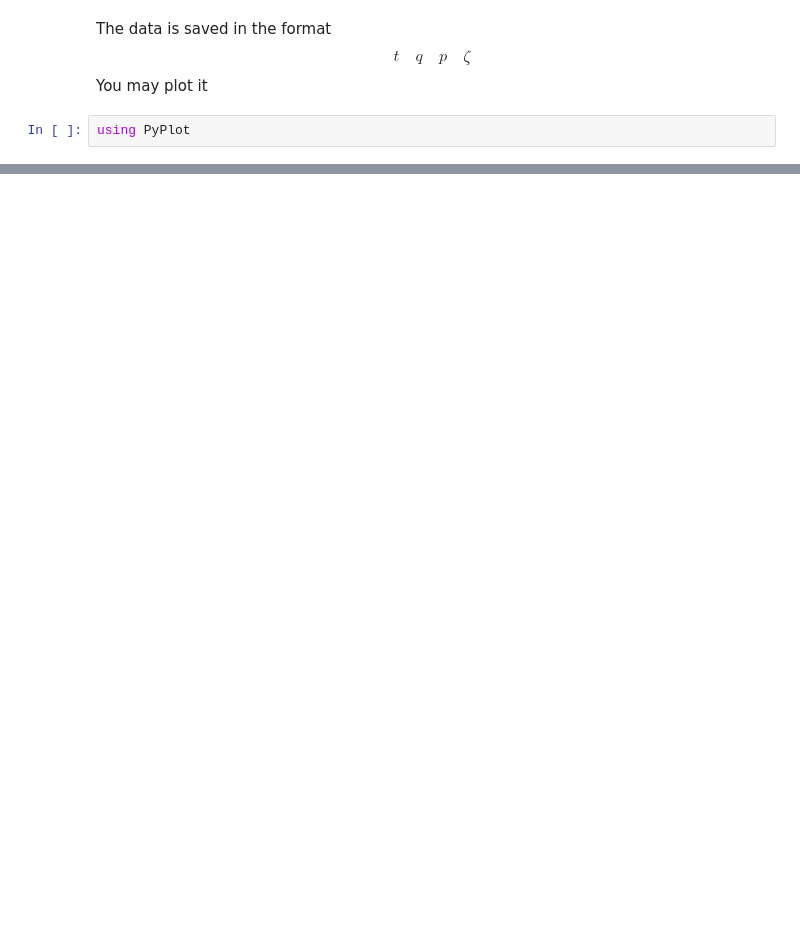
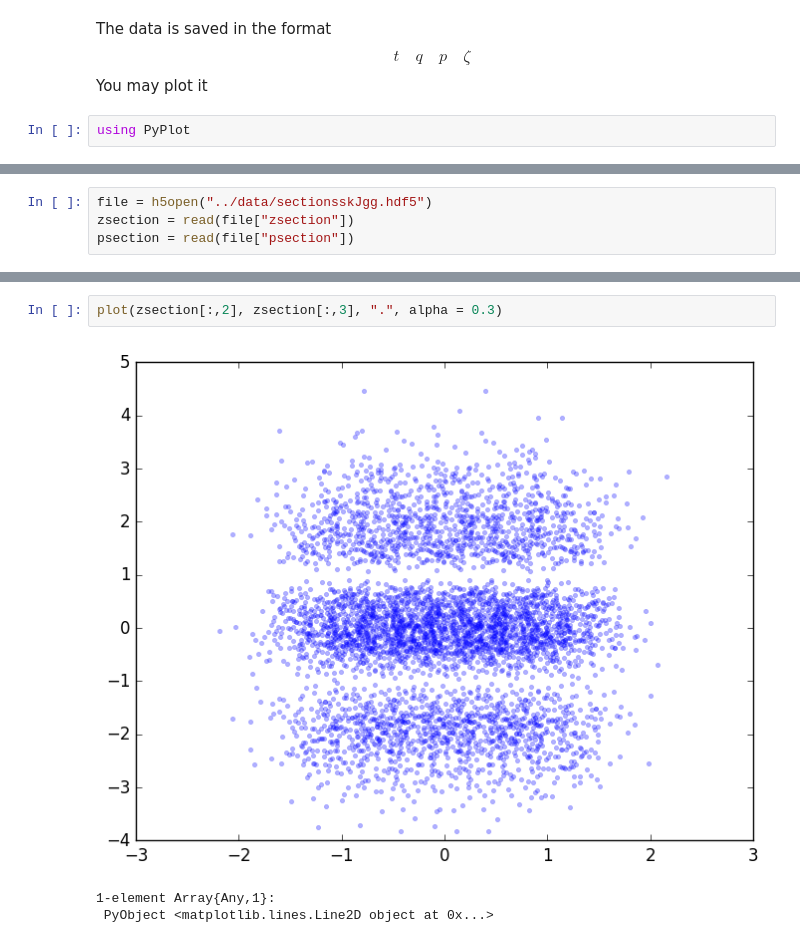
Before and after one commit to dapias/ST1Ds, a Jupyter notebook: Examples/Running Simulations.ipynb, the cells around one changed output, grey strips where cells are left out. Drawn from its saved outputs; the diff is of its cells as text; blank space fills up the shorter version.

```diff
--- a/Examples/Running Simulations.ipynb
+++ b/Examples/Running Simulations.ipynb
@@ -108,0 +126,4 @@ plot3D(trajectory[:,2], trajectory[:,3], trajectory[:,4], ".", ms = 0.5, alpha =
+# %%
+file = h5open("../data/sectionsskJgg.hdf5")
+zsection = read(file["zsection"])
+psection = read(file["psection"])
@@ -108,0 +148,6 @@ plot3D(trajectory[:,2], trajectory[:,3], trajectory[:,4], ".", ms = 0.5, alpha =
+# %%
+plot(zsection[:,2], zsection[:,3], ".", alpha = 0.3)
+# %% [output]
+[figure, added]
+1-element Array{Any,1}:
+ PyObject <matplotlib.lines.Line2D object at 0x...>
```
Also changed, not shown: parts of 25 cells of this notebook.
